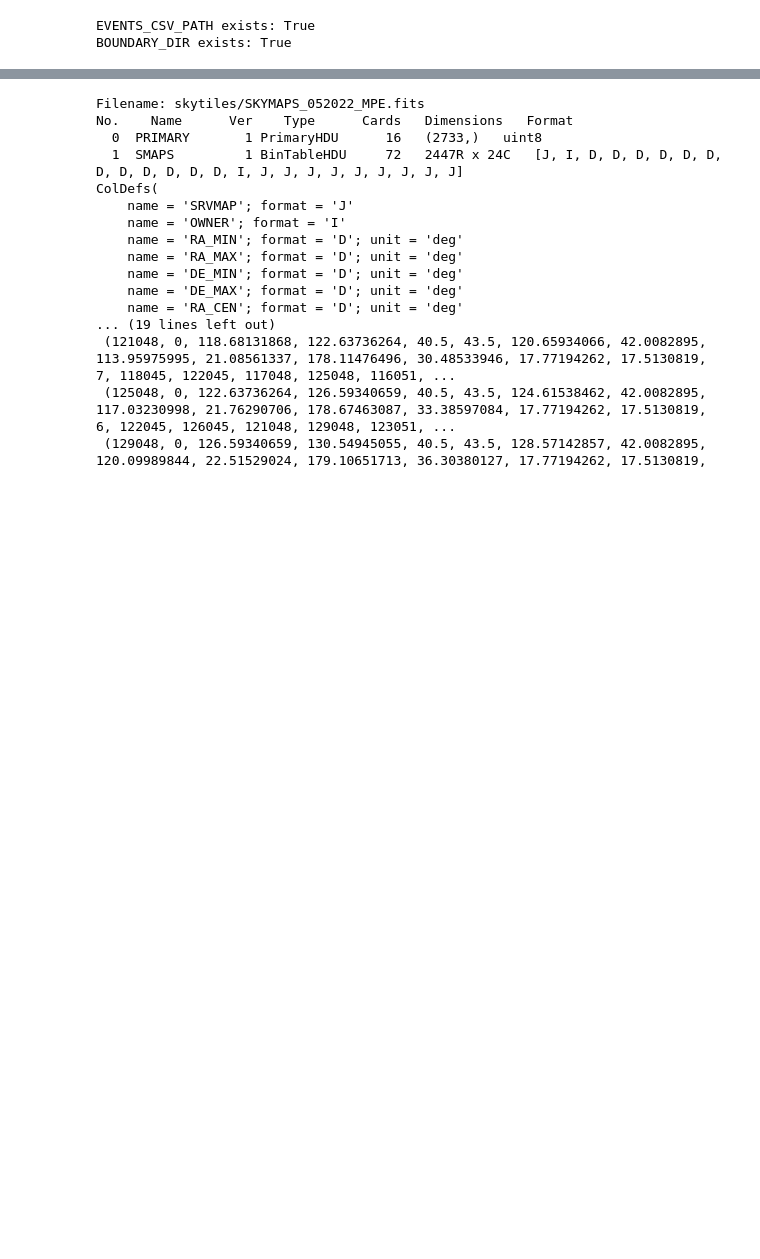
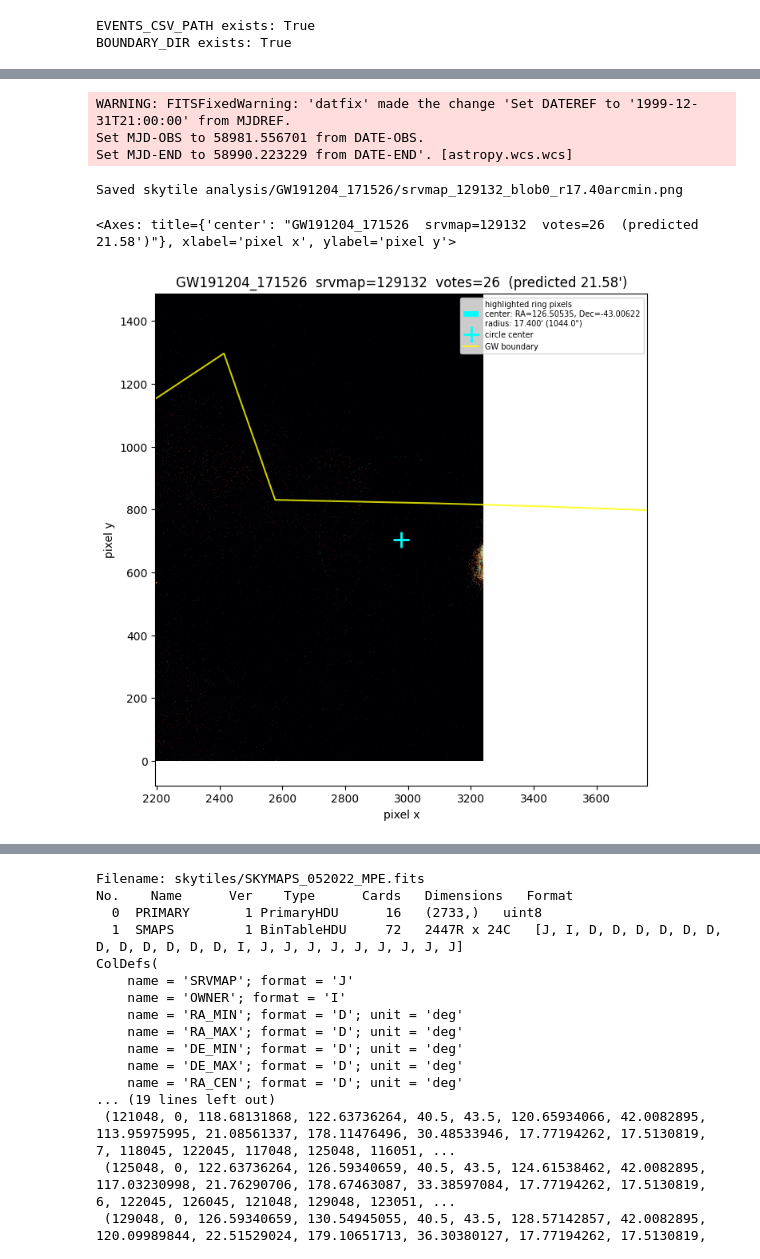
Before and after one commit to ZoeyZhu2/BBH-Visualization, a Jupyter notebook: bbh_search.ipynb, the cells around one changed output, grey strips where cells are left out. Cells and saved outputs as stored; diff of their text form; code cells hidden in the pictures; blank space fills up the shorter version.

```diff
--- a/bbh_search.ipynb
+++ b/bbh_search.ipynb
@@ -2027,6 +2181,17 @@ inspect_skytile_fits("skytiles/GW200208_130117/srvmap_136123.fits.gz")
 # %%
-blobs = load_boundary_polygon(boundary_path_for_event("GW190512_180714", BOUNDARY_DIR))
-plot_candidate(results["GW190512_180714"]["candidates"][0], "GW190512_180714", blobs, highlight_mode="recolor", save_dir="skytile analysis" )
-plot_top_candidates(results, "GW190512_180714", blobs, n=3, highlight_mode="recolor" )
+# blobs = load_boundary_polygon(boundary_path_for_event("GW190512_180714", BOUNDARY_DIR))
+# plot_candidate(results["GW190512_180714"]["candidates"][0], "GW190512_180714", blobs, highlight_mode="recolor", save_dir="skytile analysis" )
+# plot_top_candidates(results, "GW190512_180714", blobs, n=3, highlight_mode="recolor", save_dir="skytile analysis")
+
+blobs = load_boundary_polygon(boundary_path_for_event("GW191204_171526", BOUNDARY_DIR))
+plot_candidate(results["GW191204_171526"]["candidates"][14], "GW191204_171526", blobs, highlight_mode="recolor", save_dir="skytile analysis" )
+# plot_top_candidates(results, "GW191204_171526", blobs, n=3, highlight_mode="recolor", save_dir="skytile analysis")
+# %% [output]
+WARNING: FITSFixedWarning: 'datfix' made the change 'Set DATEREF to '1999-12-31T21:00:00' from MJDREF.
+Set MJD-OBS to 58981.556701 from DATE-OBS.
+Set MJD-END to 58990.223229 from DATE-END'. [astropy.wcs.wcs]
+Saved skytile analysis/GW191204_171526/srvmap_129132_blob0_r17.40arcmin.png
+<Axes: title={'center': "GW191204_171526  srvmap=129132  votes=26  (predicted 21.58')"}, xlabel='pixel x', ylabel='pixel y'>
+[figure, added]
 # %%
 bad_files = check_all_skytiles(skytiles_root="skytiles")
```
Also changed, not shown: parts of 16 cells of this notebook, 7 other files.
